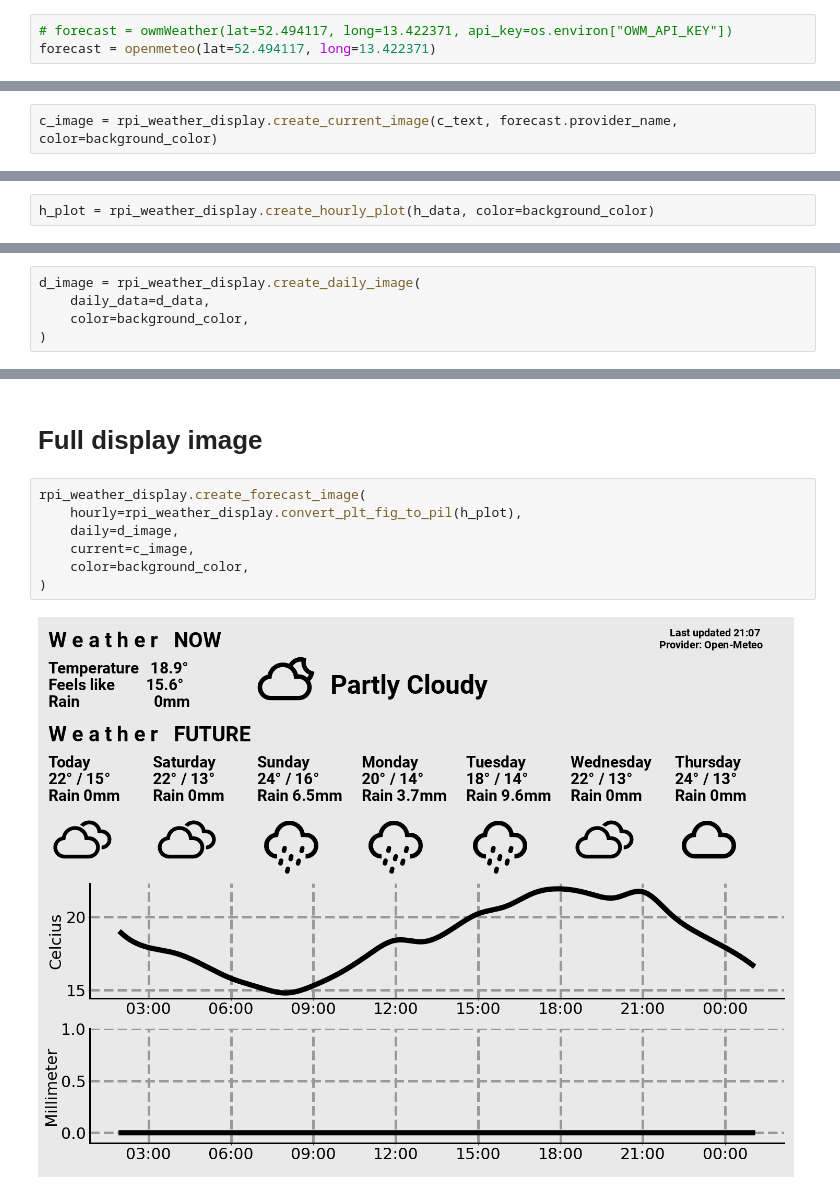
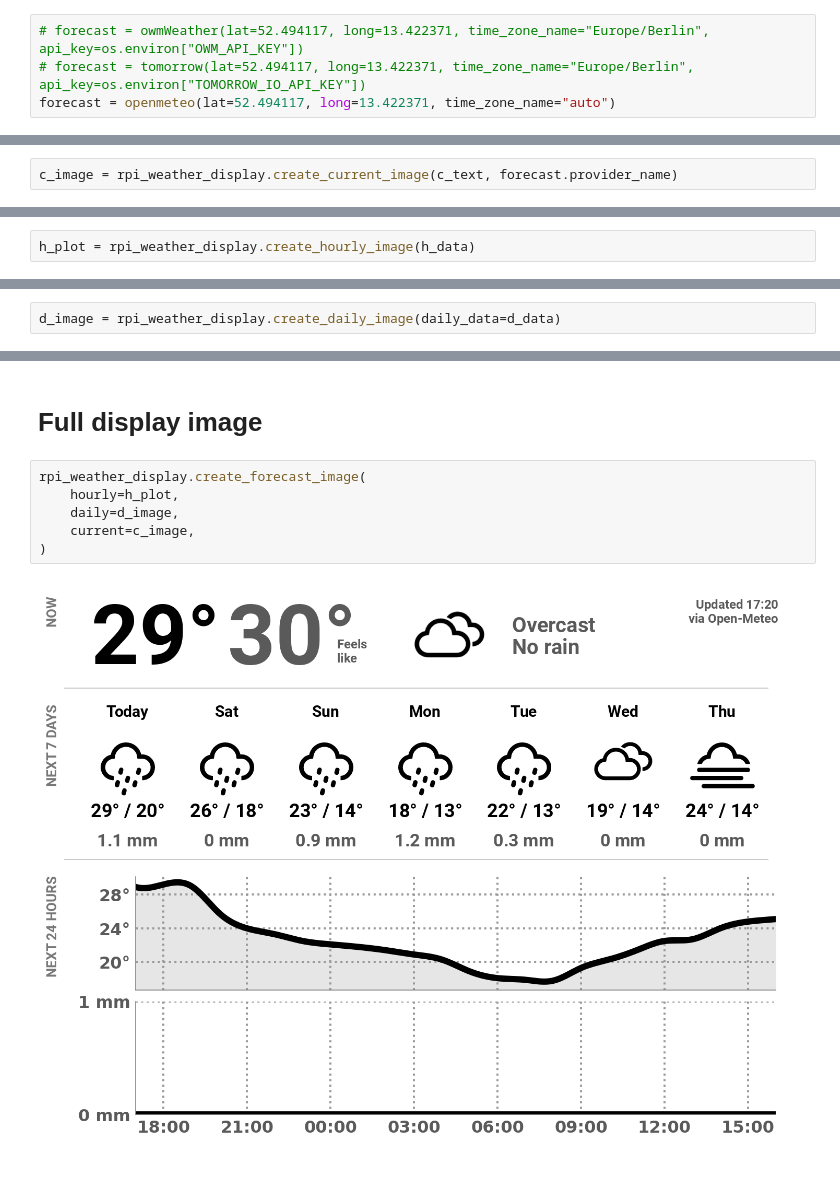
Before and after one commit to FutureSharks/rpi-weather-display, a Jupyter notebook: display-testing.ipynb, the cells around one changed output, grey strips where cells are left out. Drawn from its saved outputs; the diff is of its cells as text.

```diff
--- a/display-testing.ipynb
+++ b/display-testing.ipynb
@@ -19,6 +19,7 @@ background_color = 233
 # %%
-# forecast = owmWeather(lat=52.494117, long=13.422371, api_key=os.environ["OWM_API_KEY"])
-forecast = openmeteo(lat=52.494117, long=13.422371)
+# forecast = owmWeather(lat=52.494117, long=13.422371, time_zone_name="Europe/Berlin", api_key=os.environ["OWM_API_KEY"])
+# forecast = tomorrow(lat=52.494117, long=13.422371, time_zone_name="Europe/Berlin", api_key=os.environ["TOMORROW_IO_API_KEY"])
+forecast = openmeteo(lat=52.494117, long=13.422371, time_zone_name="auto")
 # %% [markdown]
 ## Current weather
 # %%
@@ -30,5 +31,5 @@ print(c_text)
 # %%
-c_image = rpi_weather_display.create_current_image(c_text, forecast.provider_name, color=background_color)
+c_image = rpi_weather_display.create_current_image(c_text, forecast.provider_name)
 # %%
 c_image
 # %% [output]
@@ -44,3 +61,3 @@ print(h_data[0])
 # %%
-h_plot = rpi_weather_display.create_hourly_plot(h_data, color=background_color)
+h_plot = rpi_weather_display.create_hourly_image(h_data)
 # %% [output]
@@ -56,8 +73,5 @@ print(d_data[0])
 # %%
-d_image = rpi_weather_display.create_daily_image(
-    daily_data=d_data,
-    color=background_color,
-)
+d_image = rpi_weather_display.create_daily_image(daily_data=d_data)
 # %%
 d_image
 # %% [output]
@@ -66,10 +80,9 @@ d_image
 # Full display image
 # %%
 rpi_weather_display.create_forecast_image(
-    hourly=rpi_weather_display.convert_plt_fig_to_pil(h_plot),
+    hourly=h_plot,
     daily=d_image,
     current=c_image,
-    color=background_color,
 )
 # %% [output]
-[figure, old version]
+[figure, new version]
```
Also changed, not shown: parts of 7 cells of this notebook, 15 other files.
